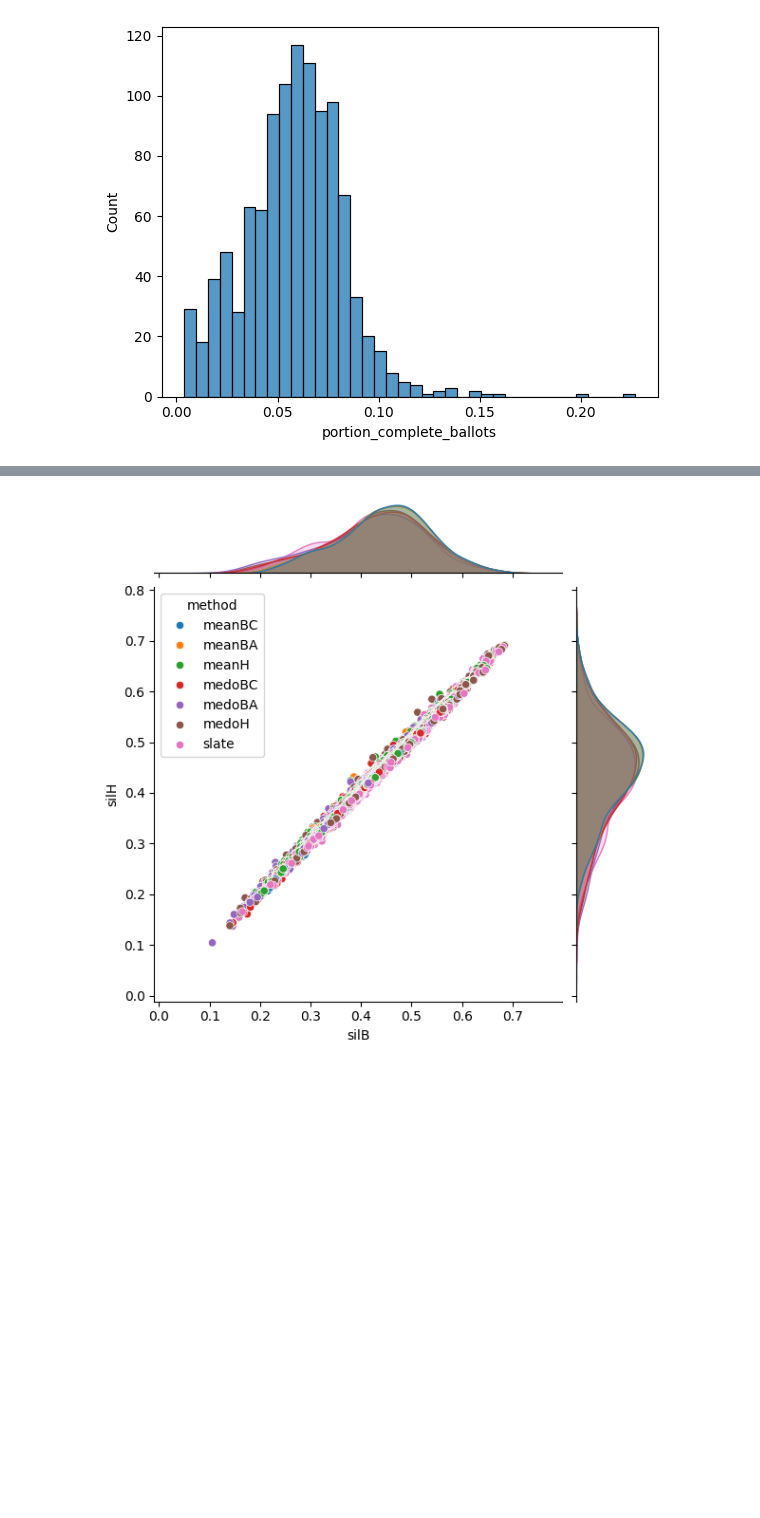
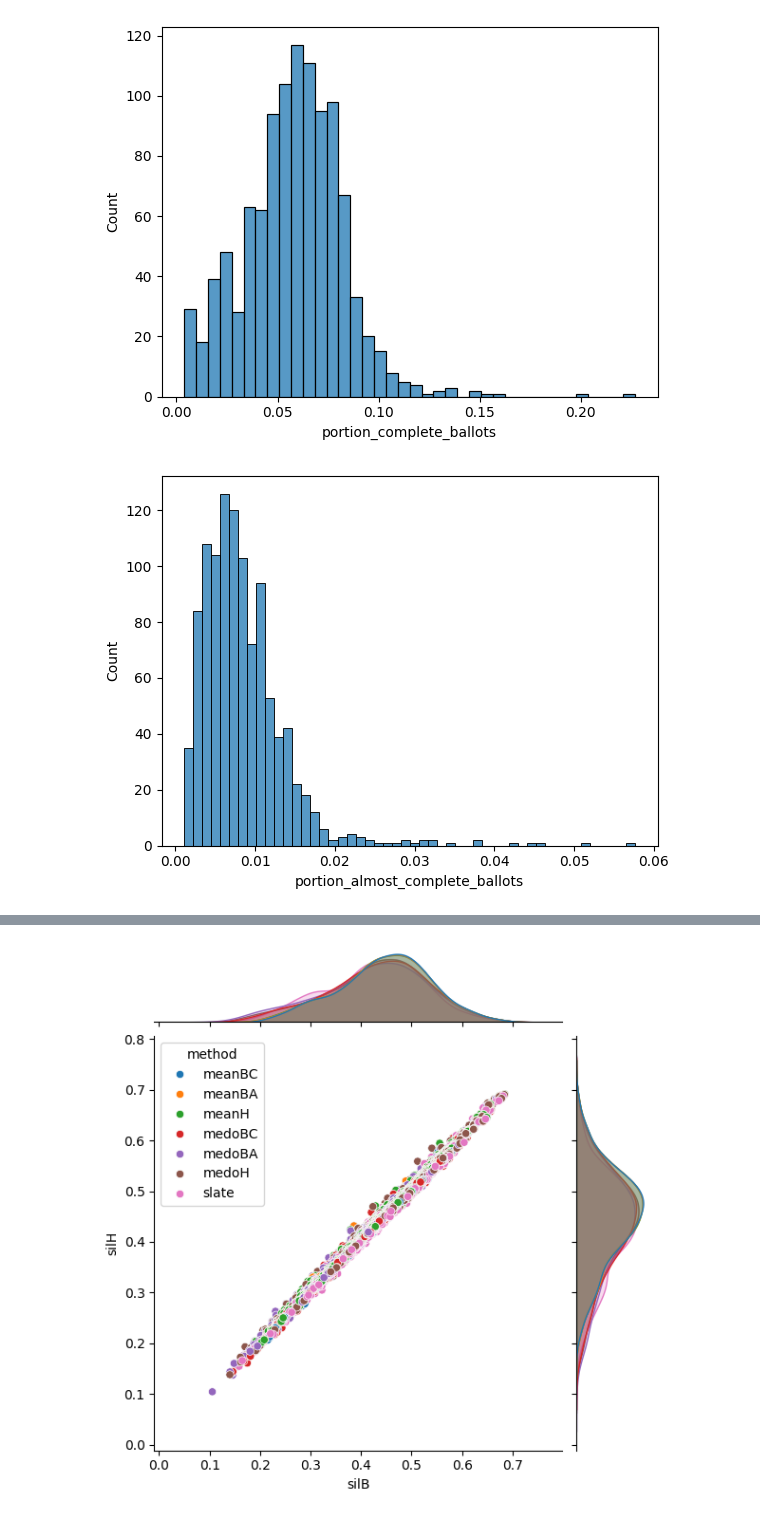
Before and after one commit to mggg/ballot-clustering, a Jupyter notebook: Analyze_results_dataframe.ipynb, the cells around one changed output, grey strips where cells are left out. Saved outputs shown, nothing was run; the diff lists cells and outputs as text; code cells hidden in the pictures; blank space fills up the shorter version.

```diff
--- a/Analyze_results_dataframe.ipynb
+++ b/Analyze_results_dataframe.ipynb
@@ -30,3 +107,36 @@ df['bloc_size'] = ls
+# %%
+# add columns 'year','location', 'sublocation' from the separate parts of the filename
+
+def parse_filename(filename):
+    # Split the filename and remove the '.csv' extension
+    parts = filename[:-4].split('_')
+
+    # Find the year, which is a 4-digit number
+    for i, part in enumerate(parts):
+        if part.isdigit() and len(part) == 4:
+            year_index = i
+            break
+    else:
+        return None  # Return None if no 4-digit year is found
+
+    # Join parts before the year as location and parts after the year as sublocation
+    location = ' '.join(parts[:year_index])
+    year = int(parts[year_index])
+    sublocation = ' '.join(parts[year_index + 1:])
+
+    return location, year, sublocation
+
+ls_location = []
+ls_year = []
+ls_ward = []
+for index in df.index:
+    location, year, ward = parse_filename(df['filename'][index])
+    ls_location.append(location)
+    ls_year.append(year)
+    ls_ward.append(ward)
+df['location'] = ls_location
+df['year'] = ls_year
+df['ward'] = ls_ward
 # %%
 # list of elections, list of clustering methods
 filenames = df['filename'].unique()
@@ -79,3 +189,8 @@ fig = sns.histplot(data = dfs, x = 'portion_complete_ballots')
 fig.figure.savefig("plots/portion_complete_ballots.jpg", dpi = 600)
 # %% [output]
 [figure]
+# %%
+fig = sns.histplot(data = dfs, x = 'portion_almost_complete_ballots')
+fig.figure.savefig("plots/portion_almost_complete_ballots.jpg", dpi = 600)
+# %% [output]
+[figure, added]
```
Also changed, not shown: parts of 26 cells of this notebook, 56 other files.
